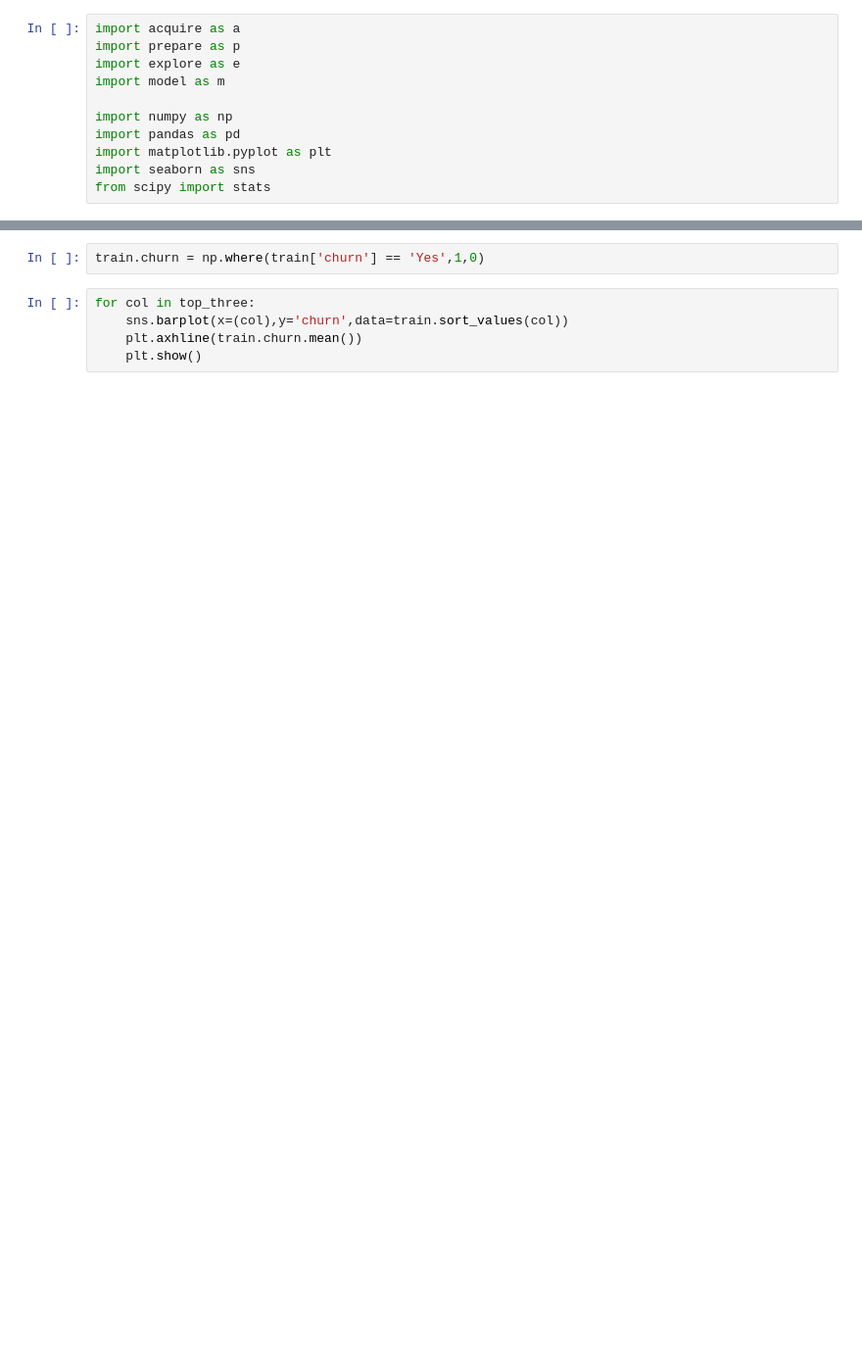
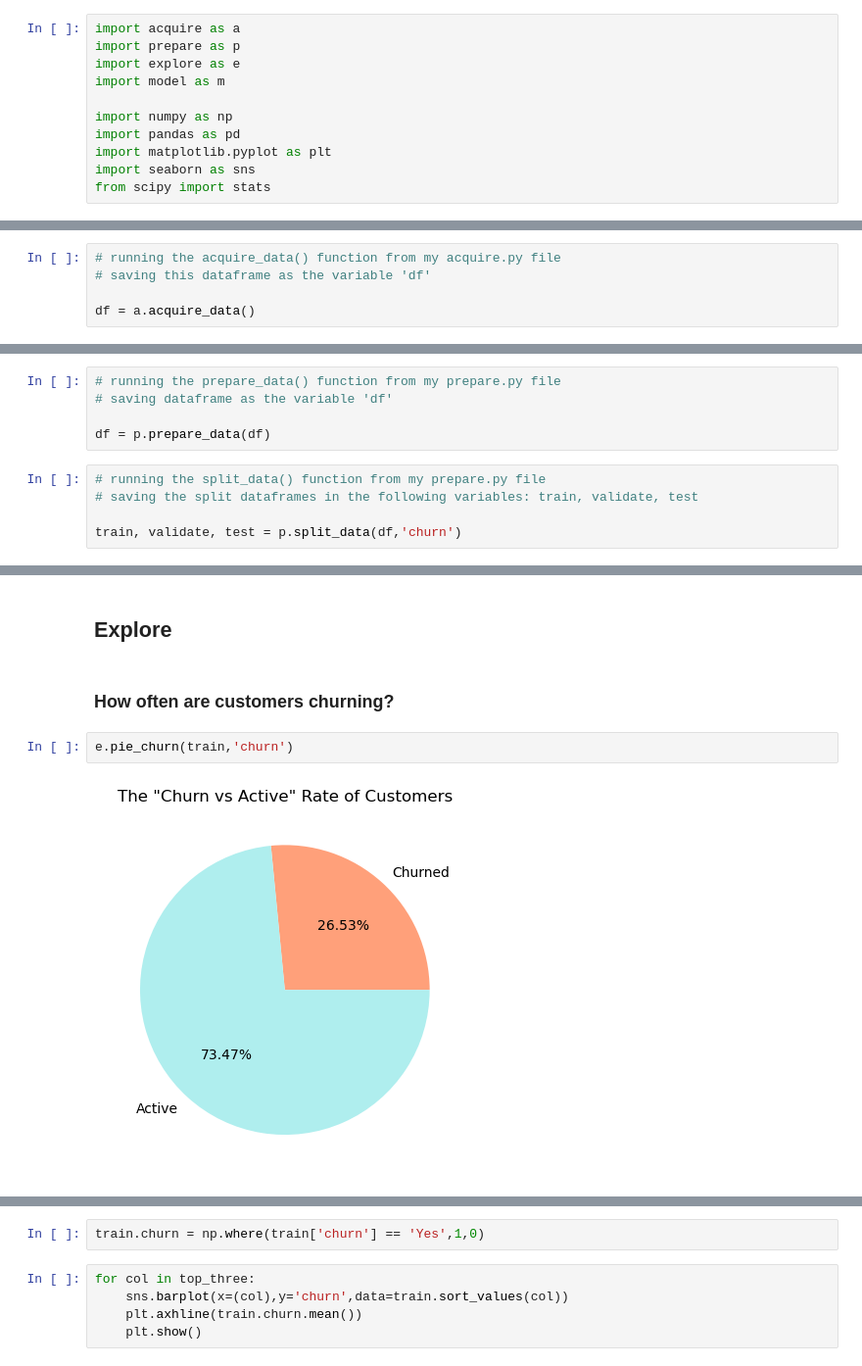
Before and after one commit to rabeka-branham/classification_project, a Jupyter notebook: scratch_pad.ipynb, the cells around one changed output, grey strips where cells are left out. Shown at 98% size. Drawn from its saved outputs; the diff is of its cells as text; blank space fills up the shorter version.

```diff
--- a/scratch_pad.ipynb
+++ b/scratch_pad.ipynb
@@ -25,0 +22,5 @@ Index(['customer_id', 'gender', 'senior_citizen', 'partner', 'dependents',
+# %%
+# running the acquire_data() function from my acquire.py file
+# saving this dataframe as the variable 'df'
+
+df = a.acquire_data()
@@ -25,0 +43,10 @@ Index(['customer_id', 'gender', 'senior_citizen', 'partner', 'dependents',
+# %%
+# running the prepare_data() function from my prepare.py file
+# saving dataframe as the variable 'df'
+
+df = p.prepare_data(df)
+# %%
+# running the split_data() function from my prepare.py file
+# saving the split dataframes in the following variables: train, validate, test
+
+train, validate, test = p.split_data(df,'churn')
@@ -25,0 +105,8 @@ Index(['customer_id', 'gender', 'senior_citizen', 'partner', 'dependents',
+# %% [markdown]
+## Explore
+# %% [markdown]
+### How often are customers churning?
+# %%
+e.pie_churn(train,'churn')
+# %% [output]
+[figure, added]
```
Also changed, not shown: parts of 23 cells of this notebook, 3 other files.
